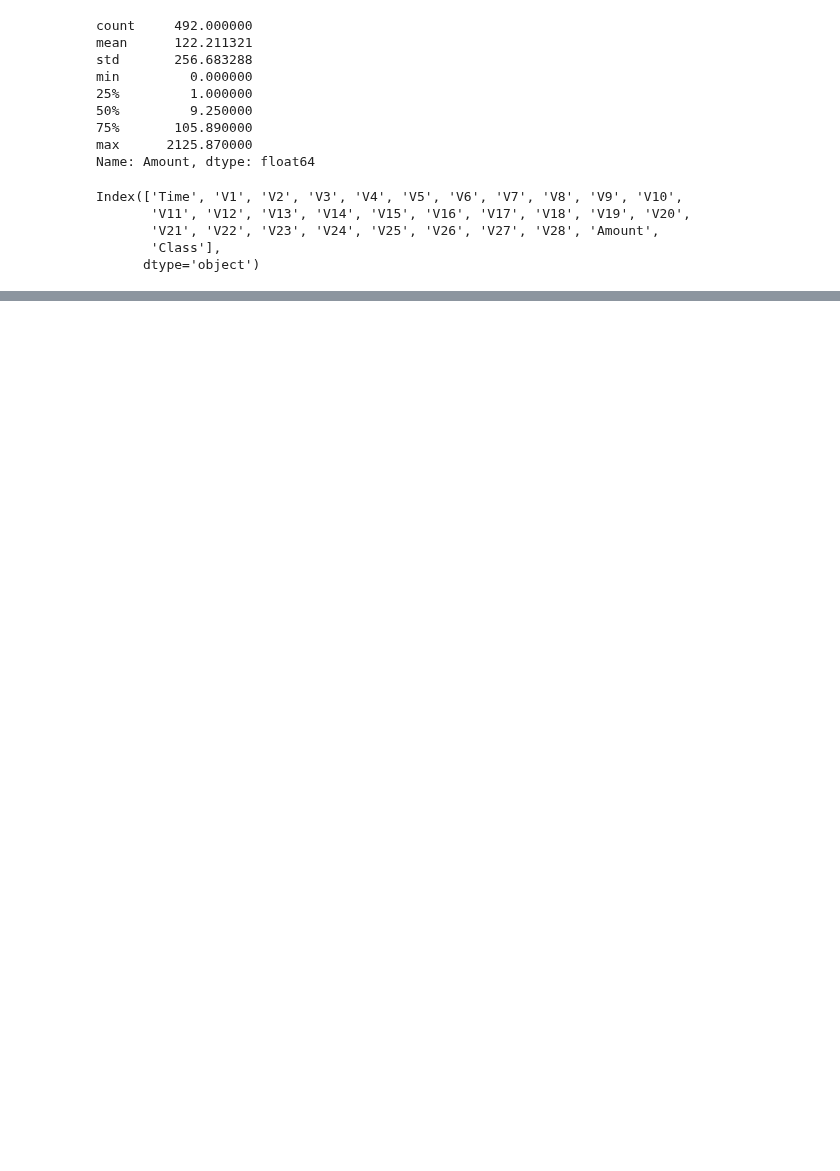
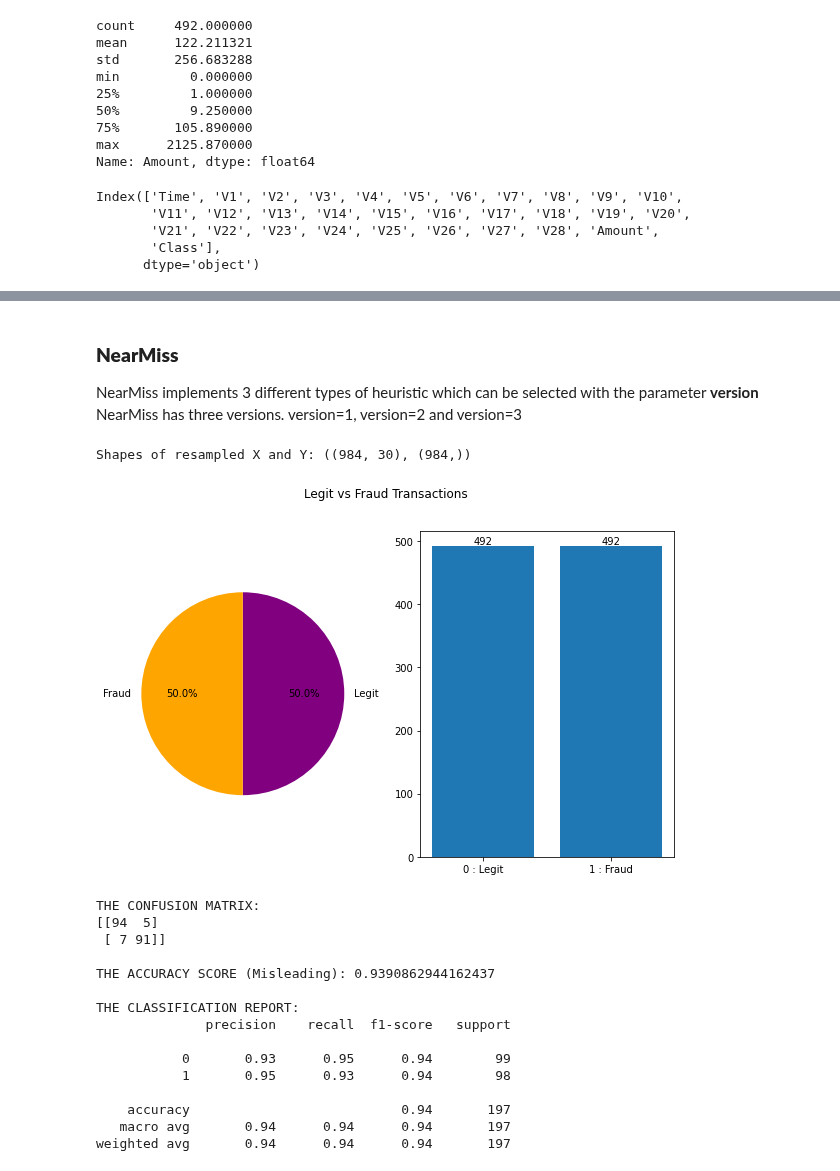
Before and after one commit to ArslanKAS/Python-Chilla-2.0, a Jupyter notebook: 30_Handling_Imbalanced_Dataset/Imbalanced_data_handling.ipynb, the cells around one changed output, grey strips where cells are left out. Saved outputs shown, nothing was run; the diff lists cells and outputs as text; code cells hidden in the pictures; blank space fills up the shorter version.

```diff
--- a/30_Handling_Imbalanced_Dataset/Imbalanced_data_handling.ipynb
+++ b/30_Handling_Imbalanced_Dataset/Imbalanced_data_handling.ipynb
@@ -218,0 +303,31 @@ F1 score: 0.9337098315185057
+# %% [markdown]
+### **NearMiss**
+NearMiss implements 3 different types of heuristic which can be selected with the parameter **version**<br>
+NearMiss has three versions. version=1, version=2 and version=3
+# %%
+from imblearn.under_sampling import NearMiss
+nm1 = NearMiss(version=1)
+X_nm1_under, y_nm1_under = nm1.fit_resample(X_org, y_org)
+
+print(f"Shapes of resampled X and Y: {(X_nm1_under.shape, y_nm1_under.shape)}")
+plotting((pd.DataFrame(X_nm1_under).join(y_nm1_under))["Class"])
+
+model_validation(X_nm1_under, y_nm1_under)
+# %% [output]
+Shapes of resampled X and Y: ((984, 30), (984,))
+[figure, added]
+THE CONFUSION MATRIX:
+[[94  5]
+ [ 7 91]]
+
+THE ACCURACY SCORE (Misleading): 0.9390862944162437
+
+THE CLASSIFICATION REPORT:
+              precision    recall  f1-score   support
+
+           0       0.93      0.95      0.94        99
+           1       0.95      0.93      0.94        98
+
+    accuracy                           0.94       197
+   macro avg       0.94      0.94      0.94       197
+weighted avg       0.94      0.94      0.94       197
```
Also changed, not shown: parts of 87 cells of this notebook, 1 other file.
